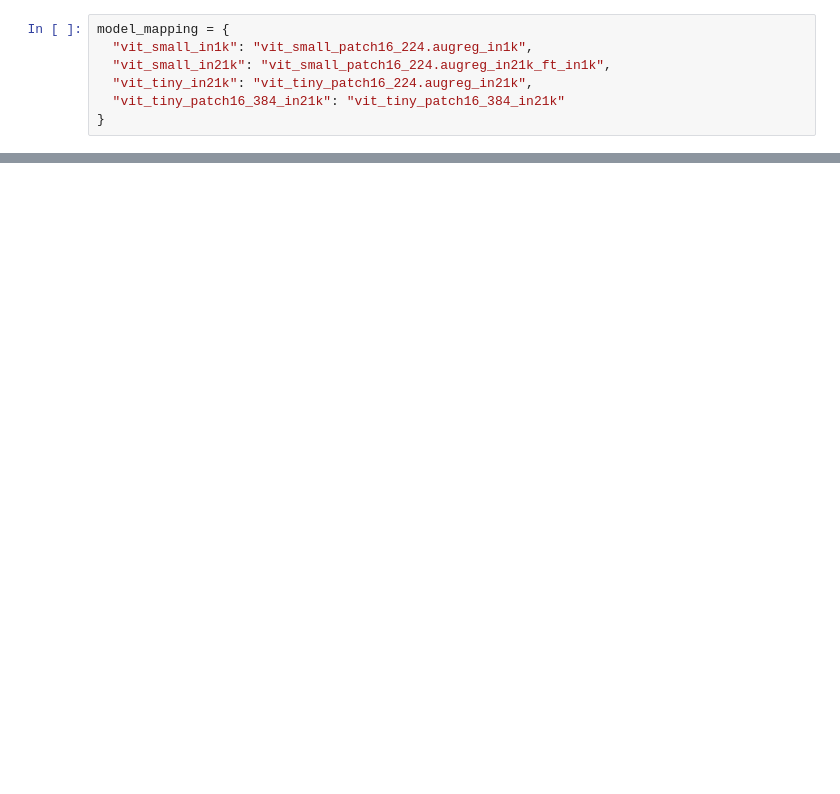
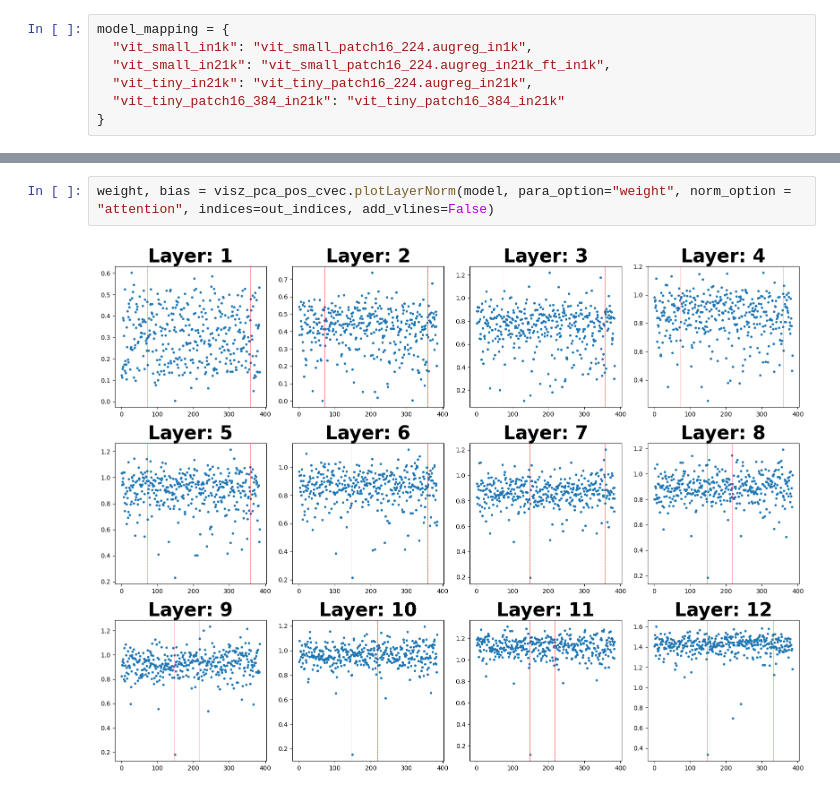
Before and after one commit to OliverXUZY/FM_weights, a Jupyter notebook: notebook/layerNorm.ipynb, the cells around one changed output, grey strips where cells are left out. Drawn from its saved outputs; the diff is of its cells as text; blank space fills up the shorter version.

```diff
--- a/notebook/layerNorm.ipynb
+++ b/notebook/layerNorm.ipynb
@@ -135 +113,5 @@ torch.Size([192])
+# %%
+weight, bias = visz_pca_pos_cvec.plotLayerNorm(model, para_option="weight", norm_option = "attention", indices=out_indices, add_vlines=False)
+# %% [output]
+[figure, added]
 # %%
```
Also changed, not shown: parts of 24 cells of this notebook, 2 other files.
